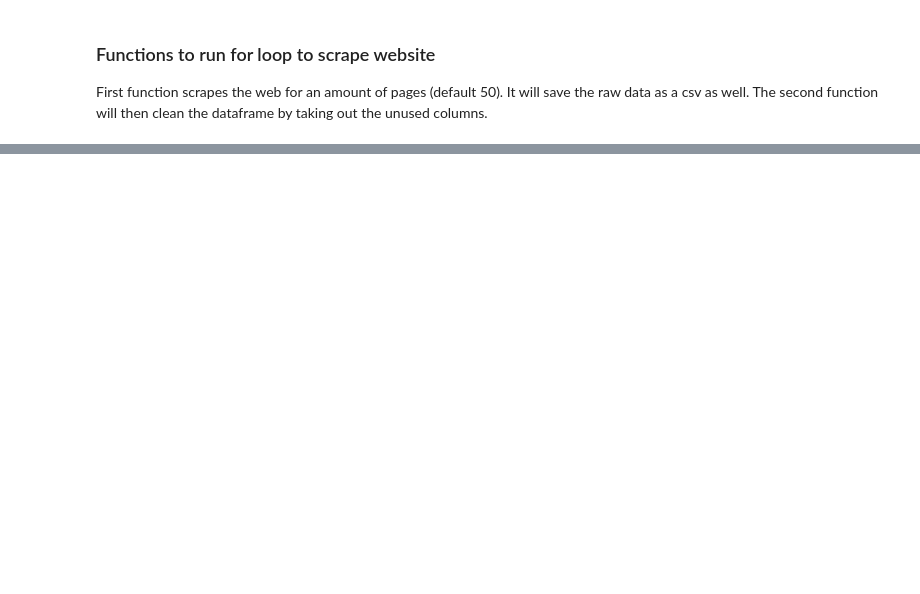
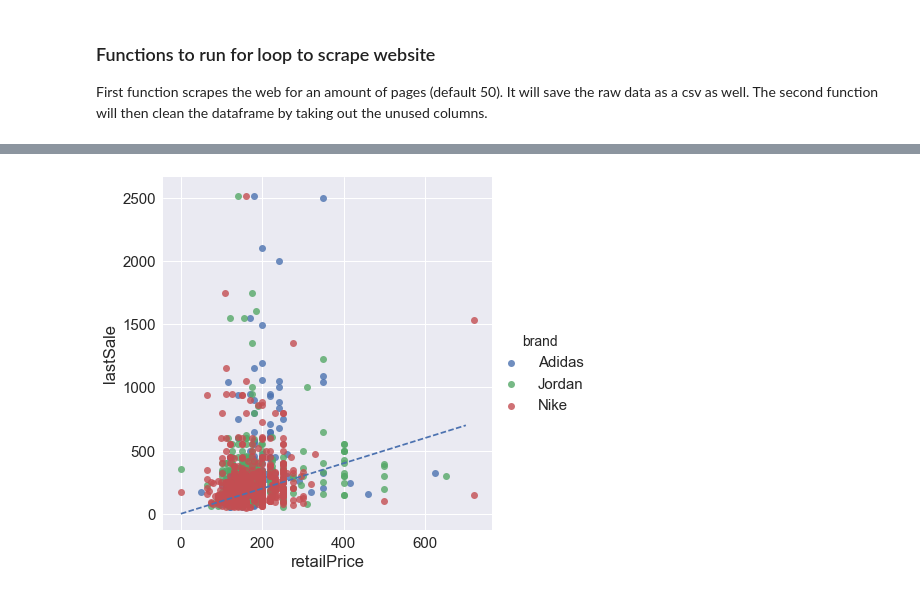
Before and after one commit to chrisk447/Capstone-GA, a Jupyter notebook: StockX Notebook.ipynb, the cells around one changed output, grey strips where cells are left out. Cells and saved outputs as stored; diff of their text form; code cells hidden in the pictures; blank space fills up the shorter version.

```diff
--- a/StockX Notebook.ipynb
+++ b/StockX Notebook.ipynb
@@ -116,0 +180,9 @@ scraped_shoe = shoe_scraper()
+# %%
+tops = shoe[(shoe.brand=='Adidas')|(shoe.brand=='Nike')|(shoe.brand=='Jordan')]
+# %%
+sns.set(font_scale=1.5)
+sns.lmplot(x='retailPrice', y ='lastSale', data=tops, hue='brand', fit_reg=False, size=6)
+plt.plot(np.linspace(0,700,700), np.linspace(0,700,700), linestyle='--')
+plt.show()
+# %% [output]
+[figure, added]
```
Also changed, not shown: parts of 15 cells of this notebook.
